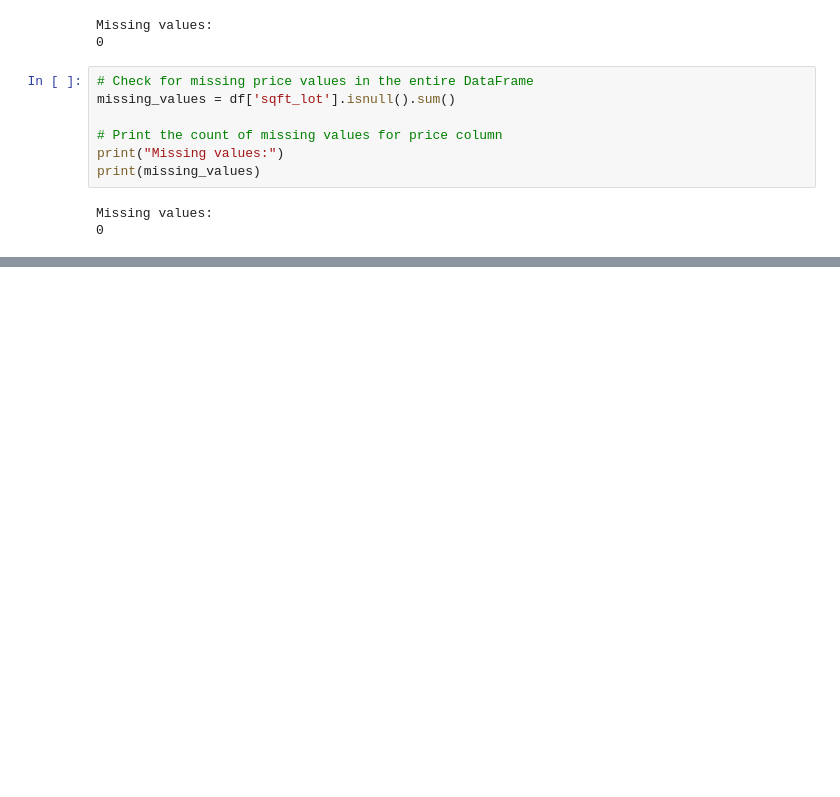
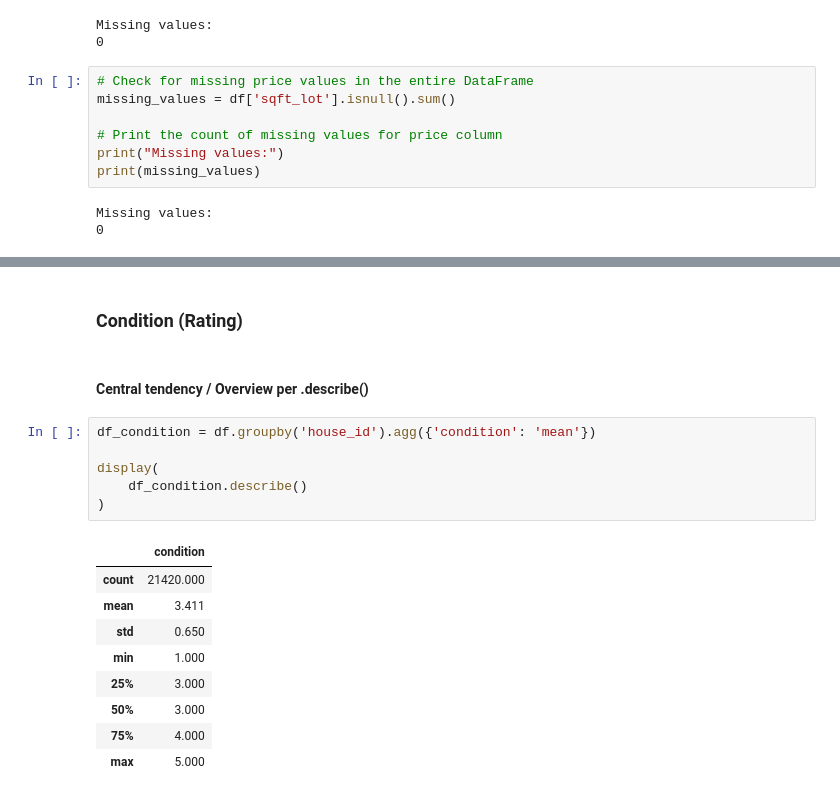
Before and after one commit to StefanK2ff/nf-eda-project, a Jupyter notebook: 1_Basic_Analysis.ipynb, the cells around one changed output, grey strips where cells are left out. Saved outputs shown, nothing was run; the diff lists cells and outputs as text; blank space fills up the shorter version.

```diff
--- a/1_Basic_Analysis.ipynb
+++ b/1_Basic_Analysis.ipynb
@@ -453,0 +544,20 @@ Missing values:
+# %% [markdown]
+### Condition (Rating)
+# %% [markdown]
+#### Central tendency / Overview per .describe()
+# %%
+df_condition = df.groupby('house_id').agg({'condition': 'mean'})
+
+display(
+    df_condition.describe()
+)
+# %% [output]
+|  | condition |
+| count | 21420.000 |
+| mean | 3.411 |
+| std | 0.650 |
+| min | 1.000 |
+| 25% | 3.000 |
+| 50% | 3.000 |
+| 75% | 4.000 |
+| max | 5.000 |
```
Also changed, not shown: parts of 23 cells of this notebook.
